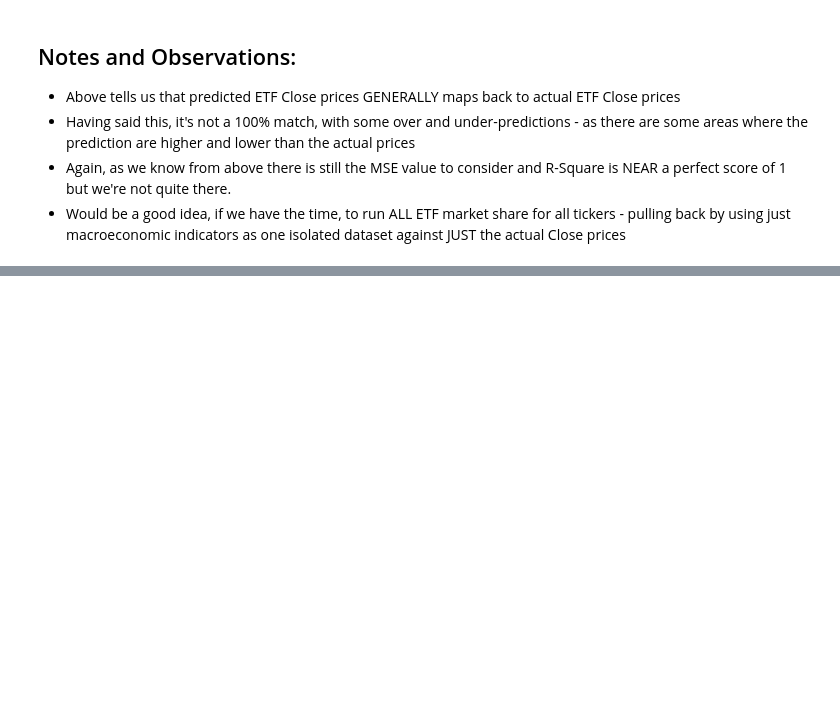
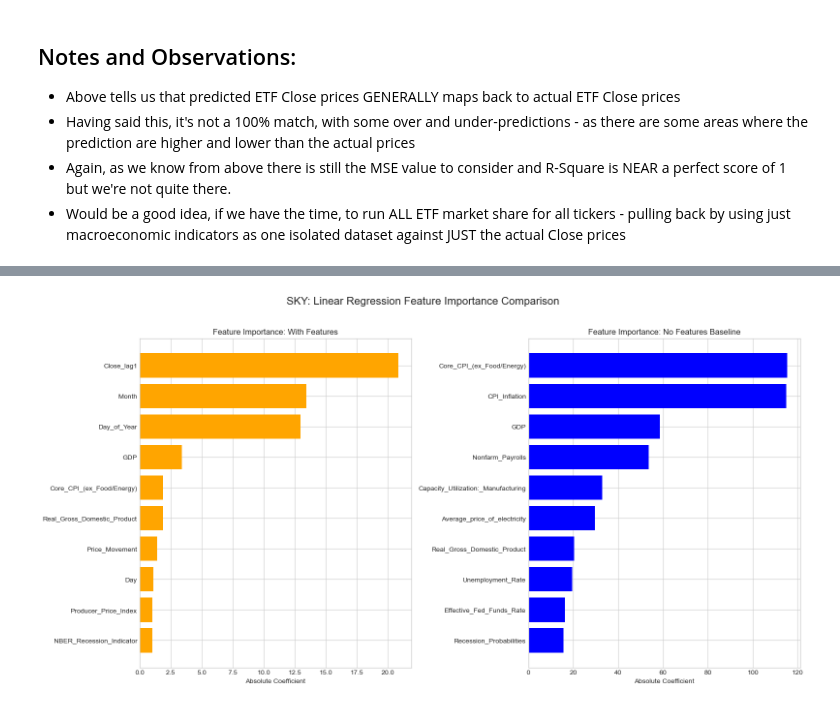
Before and after one commit to tishsrisasi/etf-close-price, a Jupyter notebook: jupyter_notebooks/2_etf_price_predictions_linear_regression.ipynb, the cells around one changed output, grey strips where cells are left out. Saved outputs shown, nothing was run; the diff lists cells and outputs as text; code cells hidden in the pictures; blank space fills up the shorter version.

```diff
--- a/jupyter_notebooks/2_etf_price_predictions_linear_regression.ipynb
+++ b/jupyter_notebooks/2_etf_price_predictions_linear_regression.ipynb
@@ -463,0 +474,9 @@ plt.show()
+# %%
+# Cascading Feature Importance Analysis (building two new linear models) - making the features comparable by scaling (standardization of FRED macroeconomic features)
+scaler_no_feat = StandardScaler()
+X_train_scaled_no_feat = scaler_no_feat.fit_transform(X_train_no_feat)                                  #fit and transform the training data - no feature dataset
+X_test_scaled_no_feat = scaler_no_feat.transform(X_test_no_feat)                                        #transform the test data - no feature dataset
+
+scaler_feat = StandardScaler()
+X_train_scaled_feat = scaler_feat.fit_transform(X_train_feat)                                            #fit and transform the training data - featured dataset
+X_test_scaled_feat = scaler_feat.transform(X_test_feat)                                                  #transform the test data - featured dataset
@@ -463,0 +584,38 @@ plt.show()
+# %%
+# Example data (replace with your actual values)
+no_feat_importances = np.abs(lr_model_no_feat.coef_)                                # no_feat coefs
+feat_importances = np.abs(lr_model_feat.coef_)                                      # feat coefs
+
+no_feat_names = X_no_feat.columns.tolist()                                          #converts the column names to a list - no features
+feat_names = X_feat.columns.tolist()                                                #converts the column names to a list - features
+
+# Create side-by-side subplots
+fig, (ax1, ax2) = plt.subplots(1, 2, figsize=(16, 8))                               # Create 2 subplots side by side for better comparison
+
+# RIGHT: Featured model
+indices1 = np.argsort(feat_importances)[::-1][:10]                                  # Get the indices of the top 10 important features (rearranged in descending order)
+ax1.barh(range(len(indices1)),
+         feat_importances[indices1],
+         color='orange')
+ax1.set_yticks(range(len(indices1)))
+ax1.set_yticklabels([feat_names[i] for i in indices1])
+ax1.set_xlabel('Absolute Coefficient')
+ax1.set_title('Feature Importance: With Features')
+ax1.invert_yaxis()
+
+# LEFT: No features baseline
+indices2 = np.argsort(no_feat_importances)[::-1][:10]                               # as above for no features
+ax2.barh(range(len(indices2)),
+         no_feat_importances[indices2],
+         color='blue')
+ax2.set_yticks(range(len(indices2)))
+ax2.set_yticklabels([no_feat_names[i] for i in indices2])
+ax2.set_xlabel('Absolute Coefficient')
+ax2.set_title('Feature Importance: No Features Baseline')
+ax2.invert_yaxis()
+
+plt.suptitle('{ticker}: Linear Regression Feature Importance Comparison'.format(ticker=Ticker), fontsize=16, y=1.02)
+plt.tight_layout()
+plt.show()
+# %% [output]
+[figure, added]
```
Also changed, not shown: parts of 17 cells of this notebook.
